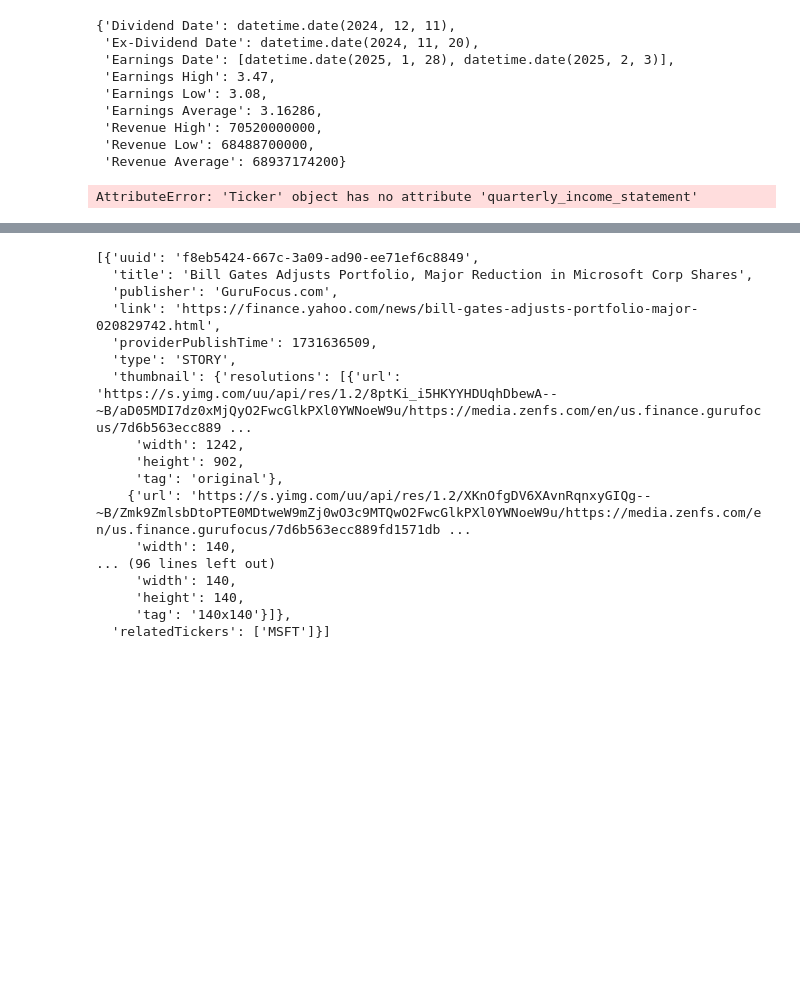
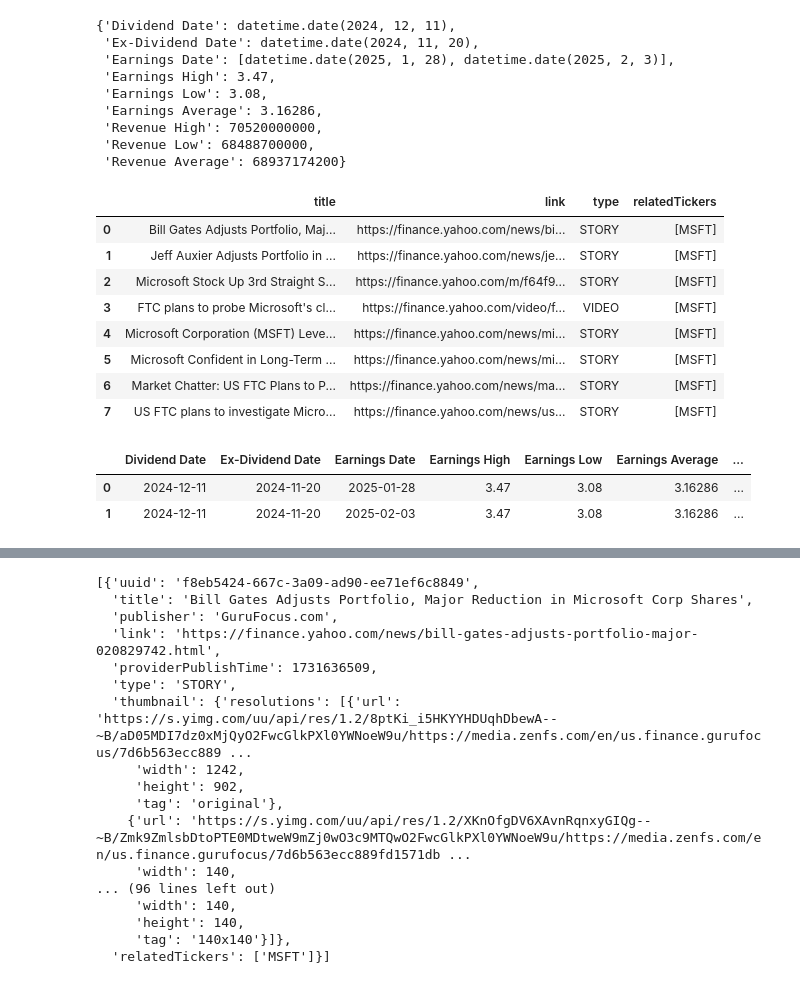
Before and after one commit to AndresR2909/eda_fuenes_datos_anteproyecto, a Jupyter notebook: eda_data_yahoo_finance_v2.ipynb, the cells around one changed output, grey strips where cells are left out. Drawn from its saved outputs; the diff is of its cells as text; code cells hidden in the pictures; blank space fills up the shorter version.

Commit message:
explore information api yahoo finance

```diff
--- a/eda_data_yahoo_finance_v2.ipynb
+++ b/eda_data_yahoo_finance_v2.ipynb
@@ -346,7 +346,22 @@ msft.calendar
  'Revenue High': 70520000000,
  'Revenue Low': 68488700000,
  'Revenue Average': 68937174200}
-# %%
-msft.quarterly_income_statement
-# %% [output]
-AttributeError: 'Ticker' object has no attribute 'quarterly_income_statement'
+# %%
+pd_news = pd.DataFrame(msft.news)
+pd_news[["title", "link" , "type" , "relatedTickers"]]
+# %% [output]
+|  | title | link | type | relatedTickers |
+| 0 | Bill Gates Adjusts Portfolio, Maj... | https://finance.yahoo.com/news/bi... | STORY | [MSFT] |
+| 1 | Jeff Auxier Adjusts Portfolio in ... | https://finance.yahoo.com/news/je... | STORY | [MSFT] |
+| 2 | Microsoft Stock Up 3rd Straight S... | https://finance.yahoo.com/m/f64f9... | STORY | [MSFT] |
+| 3 | FTC plans to probe Microsoft's cl... | https://finance.yahoo.com/video/f... | VIDEO | [MSFT] |
+| 4 | Microsoft Corporation (MSFT) Leve... | https://finance.yahoo.com/news/mi... | STORY | [MSFT] |
+| 5 | Microsoft Confident in Long-Term ... | https://finance.yahoo.com/news/mi... | STORY | [MSFT] |
+| 6 | Market Chatter: US FTC Plans to P... | https://finance.yahoo.com/news/ma... | STORY | [MSFT] |
+| 7 | US FTC plans to investigate Micro... | https://finance.yahoo.com/news/us... | STORY | [MSFT] |
+# %%
+pd.DataFrame(msft.calendar)
+# %% [output]
+|  | Dividend Date | Ex-Dividend Date | Earnings Date | Earnings High | Earnings Low | Earnings Average | ... |
+| 0 | 2024-12-11 | 2024-11-20 | 2025-01-28 | 3.47 | 3.08 | 3.16286 | ... |
+| 1 | 2024-12-11 | 2024-11-20 | 2025-02-03 | 3.47 | 3.08 | 3.16286 | ... |
```
Also changed, not shown: parts of 4 cells of this notebook.
